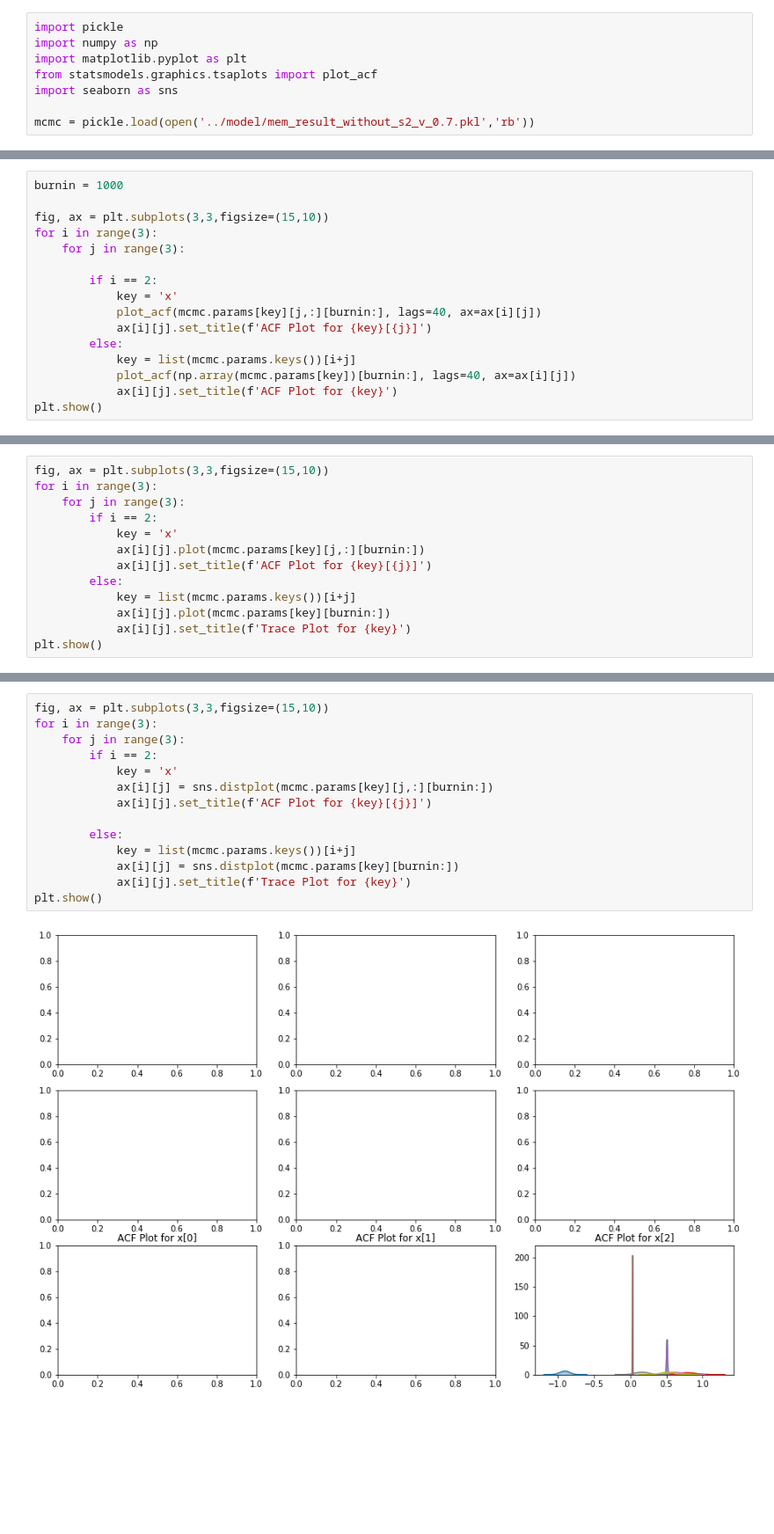
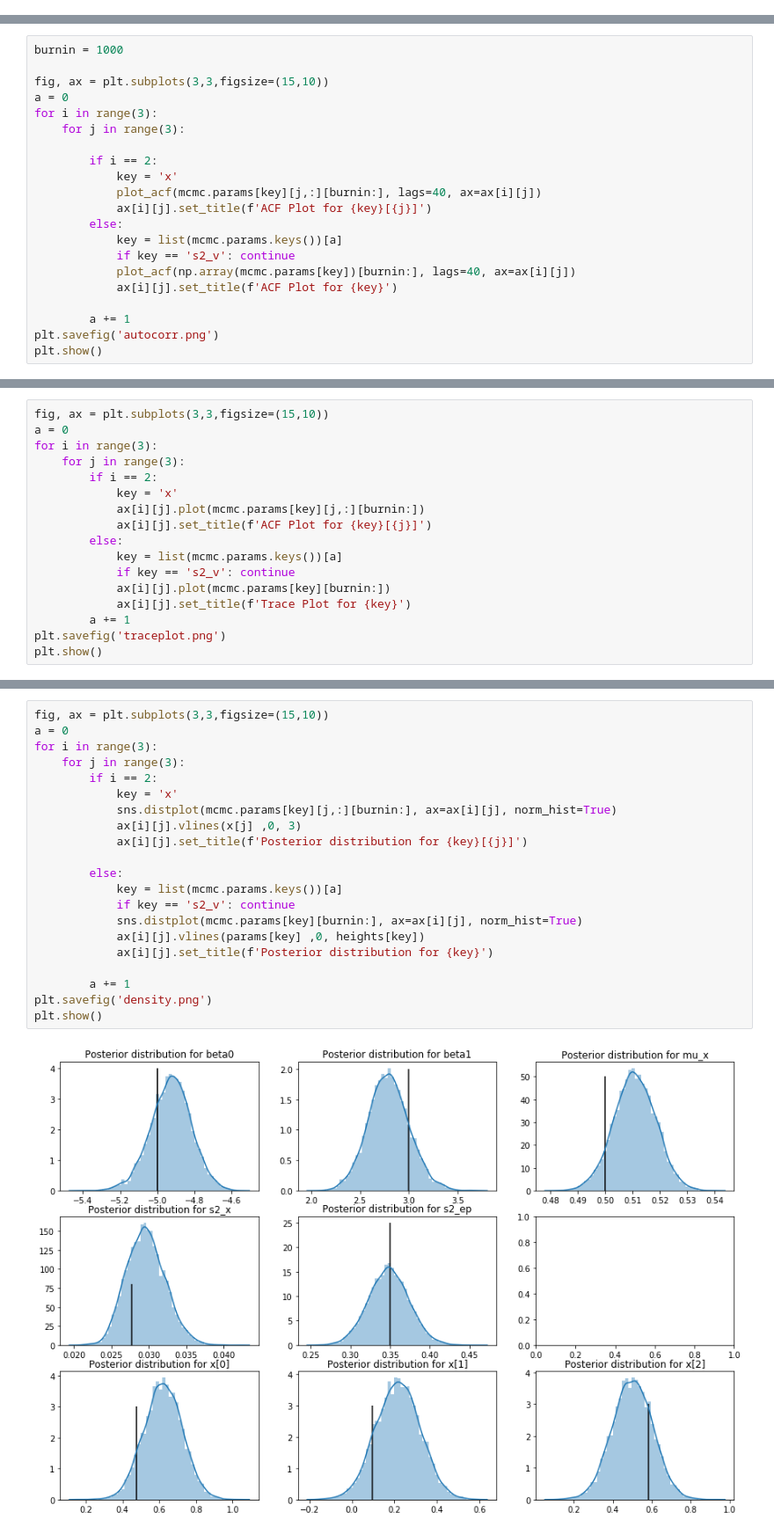
Before and after one commit to bohyunshin/measurement_error_model, a Jupyter notebook: Untitled.ipynb, the cells around one changed output, grey strips where cells are left out. Shown at 88% size. Saved outputs shown, nothing was run; the diff lists cells and outputs as text; blank space fills up the shorter version.

```diff
--- a/Untitled.ipynb
+++ b/Untitled.ipynb
@@ -1,8 +0,0 @@
-# %%
-import pickle
-import numpy as np
-import matplotlib.pyplot as plt
-from statsmodels.graphics.tsaplots import plot_acf
-import seaborn as sns
-
-mcmc = pickle.load(open('../model/mem_result_without_s2_v_0.7.pkl','rb'))
@@ -10,6 +30,7 @@ mcmc = pickle.load(open('../model/mem_result_without_s2_v_0.7.pkl','rb'))
 burnin = 1000
 
 fig, ax = plt.subplots(3,3,figsize=(15,10))
+a = 0
 for i in range(3):
     for j in range(3):
 
@@ -18,8 +39,12 @@ for i in range(3):
             plot_acf(mcmc.params[key][j,:][burnin:], lags=40, ax=ax[i][j])
             ax[i][j].set_title(f'ACF Plot for {key}[{j}]')
         else:
-            key = list(mcmc.params.keys())[i+j]
+            key = list(mcmc.params.keys())[a]
+            if key == 's2_v': continue
             plot_acf(np.array(mcmc.params[key])[burnin:], lags=40, ax=ax[i][j])
             ax[i][j].set_title(f'ACF Plot for {key}')
+
+        a += 1
+plt.savefig('autocorr.png')
 plt.show()
 # %% [output]
@@ -27,5 +52,6 @@ plt.show()
 # %%
 fig, ax = plt.subplots(3,3,figsize=(15,10))
+a = 0
 for i in range(3):
     for j in range(3):
         if i == 2:
@@ -33,8 +59,11 @@ for i in range(3):
             ax[i][j].plot(mcmc.params[key][j,:][burnin:])
             ax[i][j].set_title(f'ACF Plot for {key}[{j}]')
         else:
-            key = list(mcmc.params.keys())[i+j]
+            key = list(mcmc.params.keys())[a]
+            if key == 's2_v': continue
             ax[i][j].plot(mcmc.params[key][burnin:])
             ax[i][j].set_title(f'Trace Plot for {key}')
+        a += 1
+plt.savefig('traceplot.png')
 plt.show()
 # %% [output]
@@ -42,19 +71,26 @@ plt.show()
 # %%
 fig, ax = plt.subplots(3,3,figsize=(15,10))
+a = 0
 for i in range(3):
     for j in range(3):
         if i == 2:
             key = 'x'
-            ax[i][j] = sns.distplot(mcmc.params[key][j,:][burnin:])
-            ax[i][j].set_title(f'ACF Plot for {key}[{j}]')
+            sns.distplot(mcmc.params[key][j,:][burnin:], ax=ax[i][j], norm_hist=True)
+            ax[i][j].vlines(x[j] ,0, 3)
+            ax[i][j].set_title(f'Posterior distribution for {key}[{j}]')
 
         else:
-            key = list(mcmc.params.keys())[i+j]
-            ax[i][j] = sns.distplot(mcmc.params[key][burnin:])
-            ax[i][j].set_title(f'Trace Plot for {key}')
+            key = list(mcmc.params.keys())[a]
+            if key == 's2_v': continue
+            sns.distplot(mcmc.params[key][burnin:], ax=ax[i][j], norm_hist=True)
+            ax[i][j].vlines(params[key] ,0, heights[key])
+            ax[i][j].set_title(f'Posterior distribution for {key}')
+
+        a += 1
+plt.savefig('density.png')
 plt.show()
 # %% [output]
-[figure, old version]
+[figure, new version]
 # %%
 def credible_interval(x, alpha):
     n = len(x)
```
Also changed, not shown: parts of 5 cells of this notebook, 5 other files.
